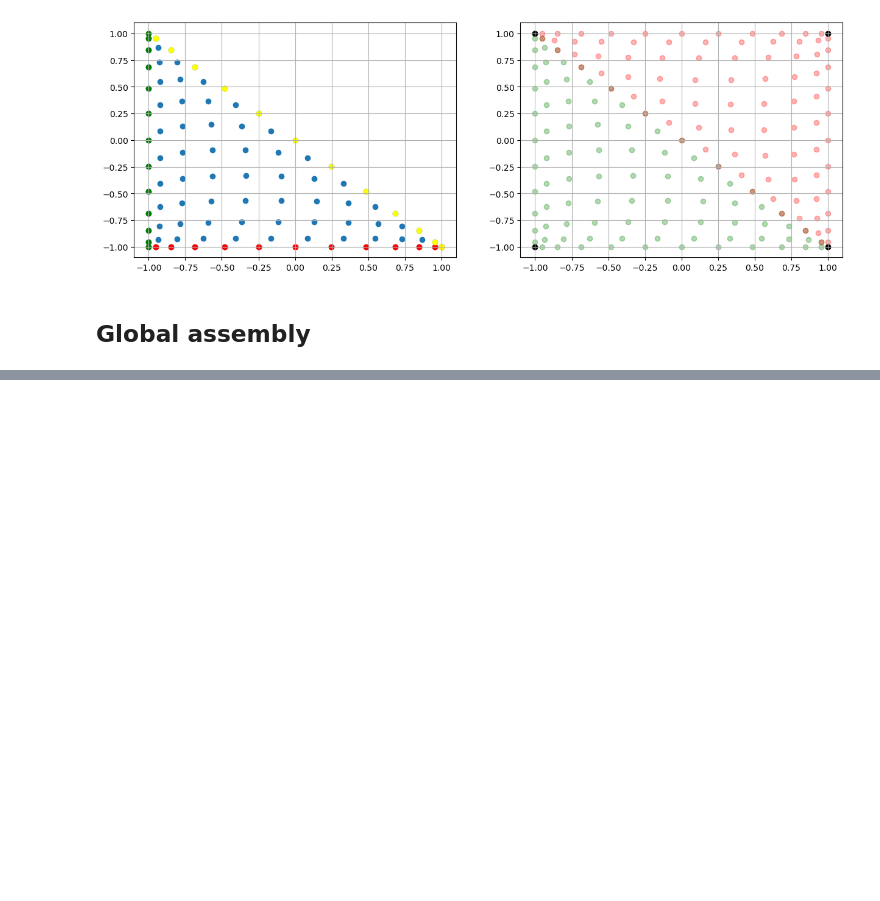
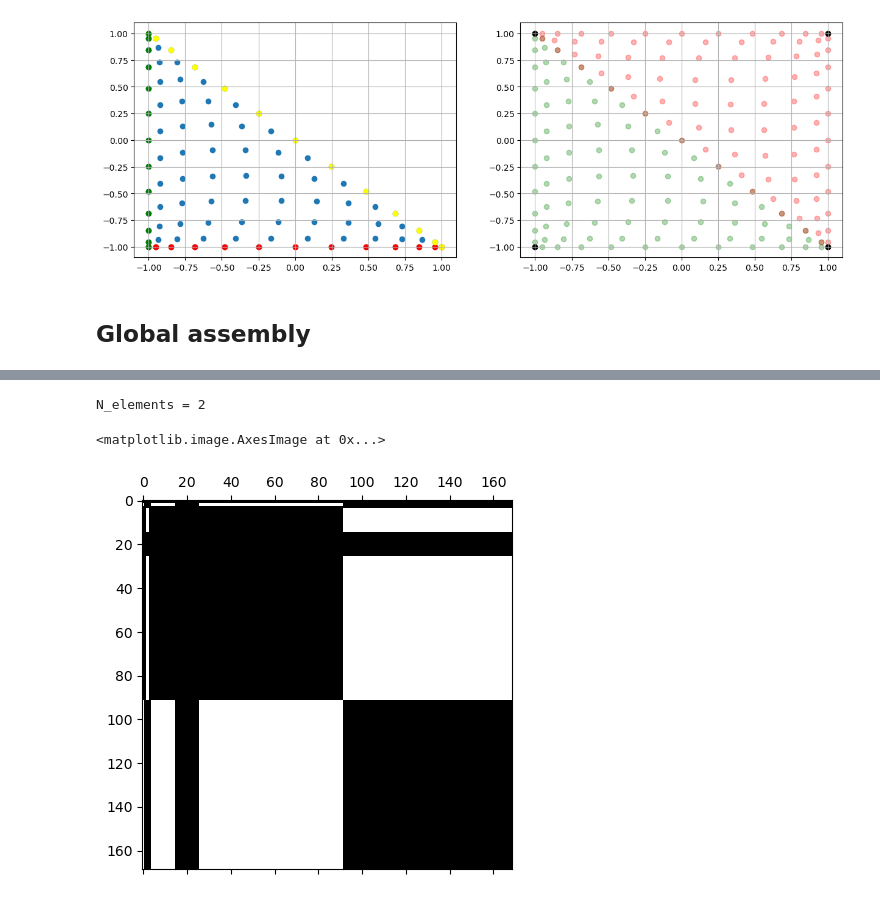
Before and after one commit to JeppeKlitgaard/02689-Advanced-Numerical-Methods, a Jupyter notebook: assignment_3/tb_sem.ipynb, the cells around one changed output, grey strips where cells are left out. Cells and saved outputs as stored; diff of their text form; code cells hidden in the pictures; blank space fills up the shorter version.

```diff
--- a/assignment_3/tb_sem.ipynb
+++ b/assignment_3/tb_sem.ipynb
@@ -919,0 +998,46 @@ IndexError: index 91 is out of bounds for axis 0 with size 91
+# %%
+N_elements = C.shape[0]
+print(f"{N_elements = }")
+
+A_full = np.zeros((gidx, gidx))
+b_full = np.zeros(gidx)
+
+r, s, Dr, Ds, M_canonical = prepare_general_operators(N)
+
+# Allan FEM book: Algo 15, 16
+for n_element in range(N_elements):
+
+    x_vertex_n, y_vertex_n = V_x[EtoV[n_element, :]], V_y[EtoV[n_element, :]]
+    v1_n = np.array([x_vertex_n[0], y_vertex_n[0]])
+    v2_n = np.array([x_vertex_n[1], y_vertex_n[1]])
+    v3_n = np.array([x_vertex_n[2], y_vertex_n[2]])
+
+    L_N, M, x_n, y_n = get_n_element_operators(
+        r=r, s=s, Dr=Dr, Ds=Ds, M_canonical=M_canonical,
+        v1_n=v1_n, v2_n=v2_n, v3_n=v3_n
+    )
+
+    # filling A_full
+    for j in range(Mp):
+        for i in range(Mp):
+            A_full[C[n_element, i], C[n_element, j]] += L_N[i, j]
+
+    # filling b_full
+    for j in range(Mp):
+        jj = C[n_element, j]
+
+        # which one is correct here? not specification in the algo FEM book
+        x_j = x_global[jj]
+        y_j = y_global[jj]
+        # x_j = x_n[j]
+        # y_j = y_n[j]
+        for i in range(Mp):
+            ii = C[n_element, i]
+            b_full[ii] += M[i, j] * f_rhs(x_j, y_j)
+# %% [output]
+N_elements = 2
+# %%
+plt.spy(A_full)
+# %% [output]
+<matplotlib.image.AxesImage at 0x...>
+[figure, added]
```
Also changed, not shown: parts of 24 cells of this notebook.
